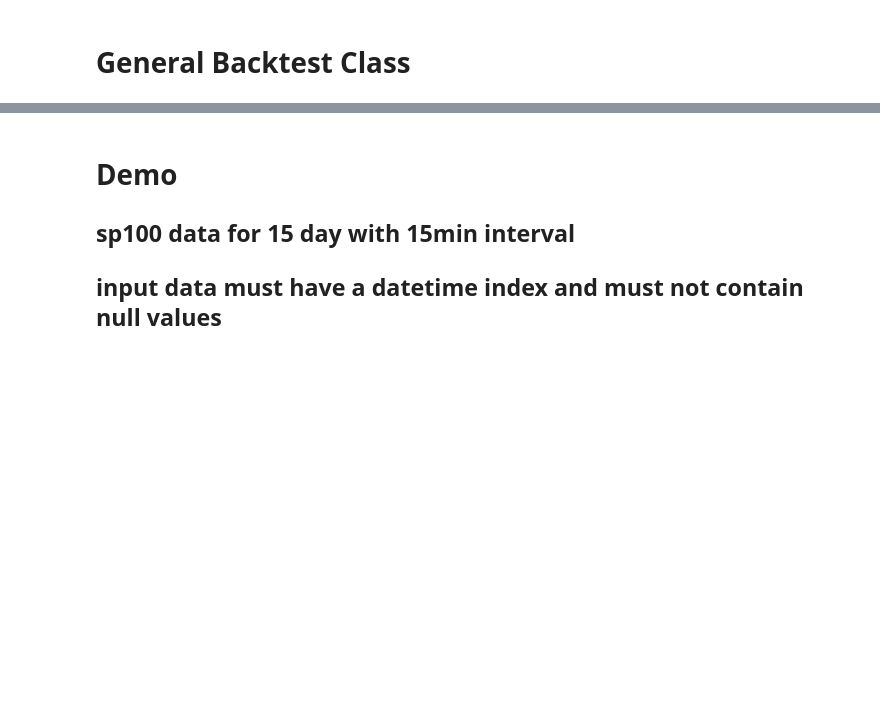
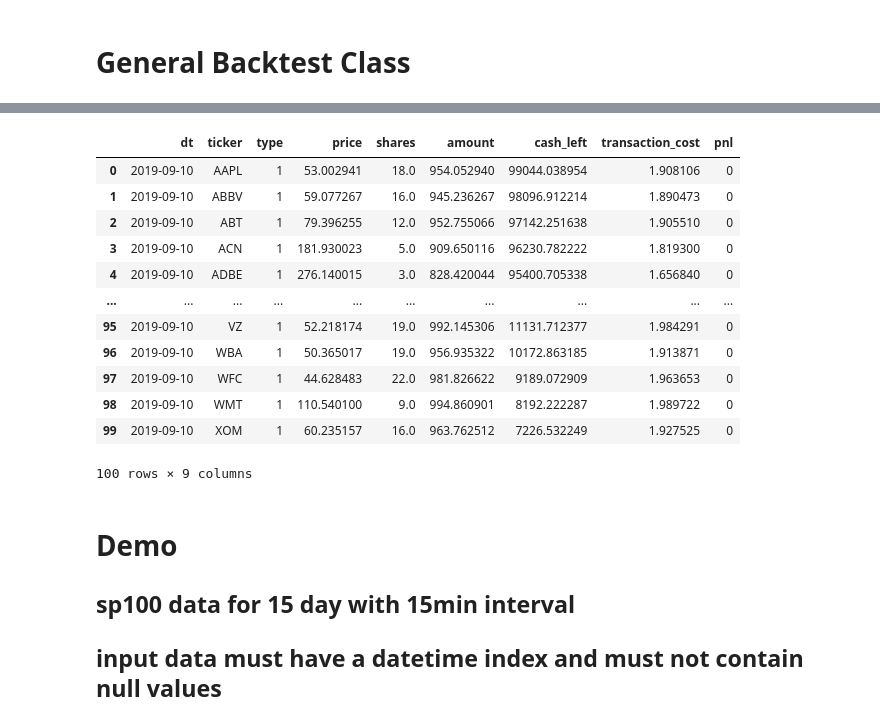
Before and after one commit to TigaJi/GeneralBacktest, a Jupyter notebook: GeneralBacktest.ipynb, the cells around one changed output, grey strips where cells are left out. Saved outputs shown, nothing was run; the diff lists cells and outputs as text; code cells hidden in the pictures; blank space fills up the shorter version.

```diff
--- a/GeneralBacktest.ipynb
+++ b/GeneralBacktest.ipynb
@@ -165,3 +326,19 @@ class Position:
+# %%
+bt.transaction_history
+# %% [output]
+|  | dt | ticker | type | price | shares | amount | cash_left | transaction_cost | pnl |
+| 0 | 2019-09-10 | AAPL | 1 | 53.002941 | 18.0 | 954.052940 | 99044.038954 | 1.908106 | 0 |
+| 1 | 2019-09-10 | ABBV | 1 | 59.077267 | 16.0 | 945.236267 | 98096.912214 | 1.890473 | 0 |
+| 2 | 2019-09-10 | ABT | 1 | 79.396255 | 12.0 | 952.755066 | 97142.251638 | 1.905510 | 0 |
+| 3 | 2019-09-10 | ACN | 1 | 181.930023 | 5.0 | 909.650116 | 96230.782222 | 1.819300 | 0 |
+| 4 | 2019-09-10 | ADBE | 1 | 276.140015 | 3.0 | 828.420044 | 95400.705338 | 1.656840 | 0 |
+| ... | ... | ... | ... | ... | ... | ... | ... | ... | ... |
+| 95 | 2019-09-10 | VZ | 1 | 52.218174 | 19.0 | 992.145306 | 11131.712377 | 1.984291 | 0 |
+| 96 | 2019-09-10 | WBA | 1 | 50.365017 | 19.0 | 956.935322 | 10172.863185 | 1.913871 | 0 |
+| 97 | 2019-09-10 | WFC | 1 | 44.628483 | 22.0 | 981.826622 | 9189.072909 | 1.963653 | 0 |
+| 98 | 2019-09-10 | WMT | 1 | 110.540100 | 9.0 | 994.860901 | 8192.222287 | 1.989722 | 0 |
+| 99 | 2019-09-10 | XOM | 1 | 60.235157 | 16.0 | 963.762512 | 7226.532249 | 1.927525 | 0 |
+100 rows × 9 columns
 # %% [markdown]
 # Demo
 ## sp100 data for 15 day with 15min interval
```
Also changed, not shown: parts of 23 cells of this notebook, 7 other files.
